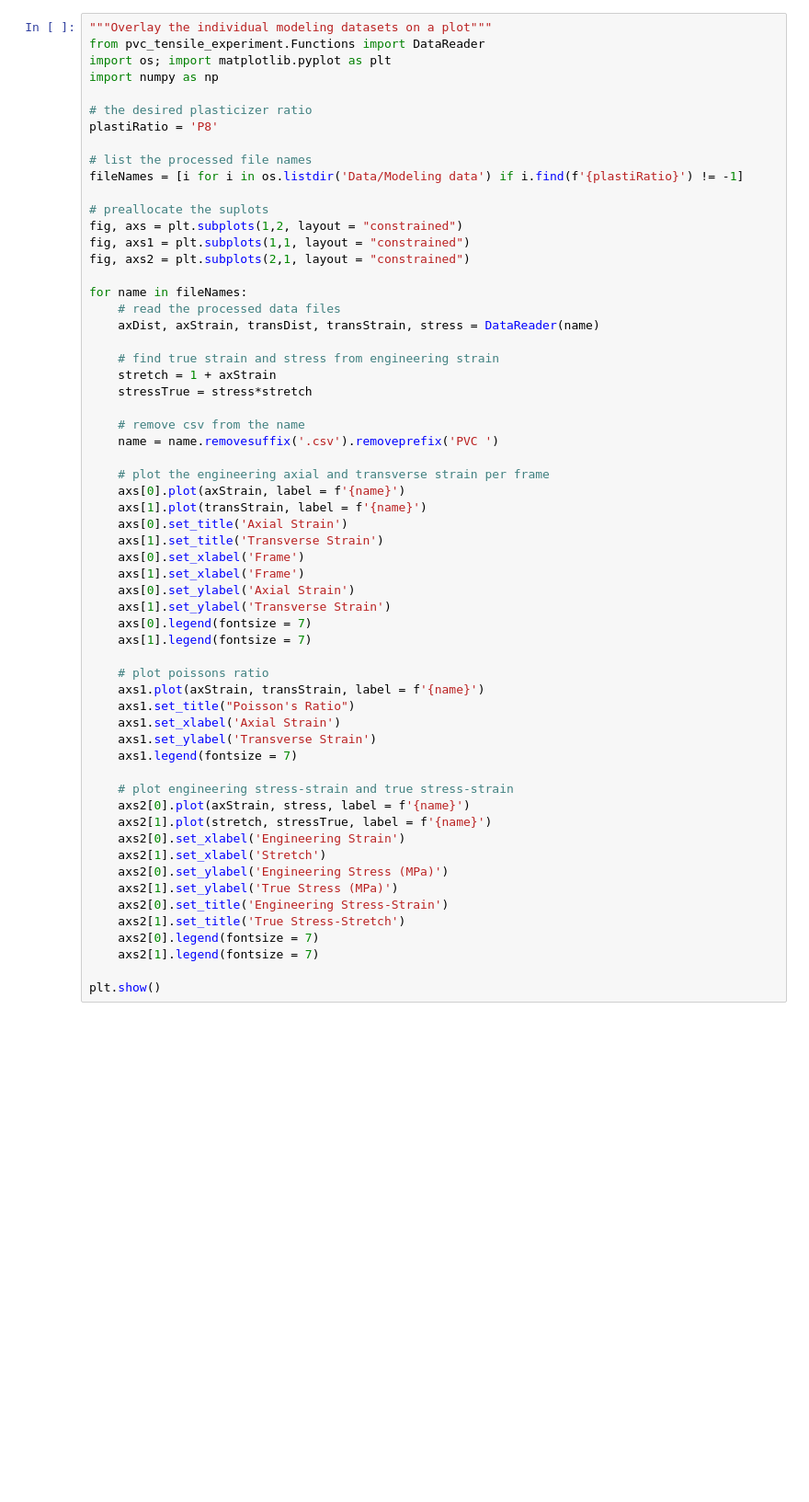
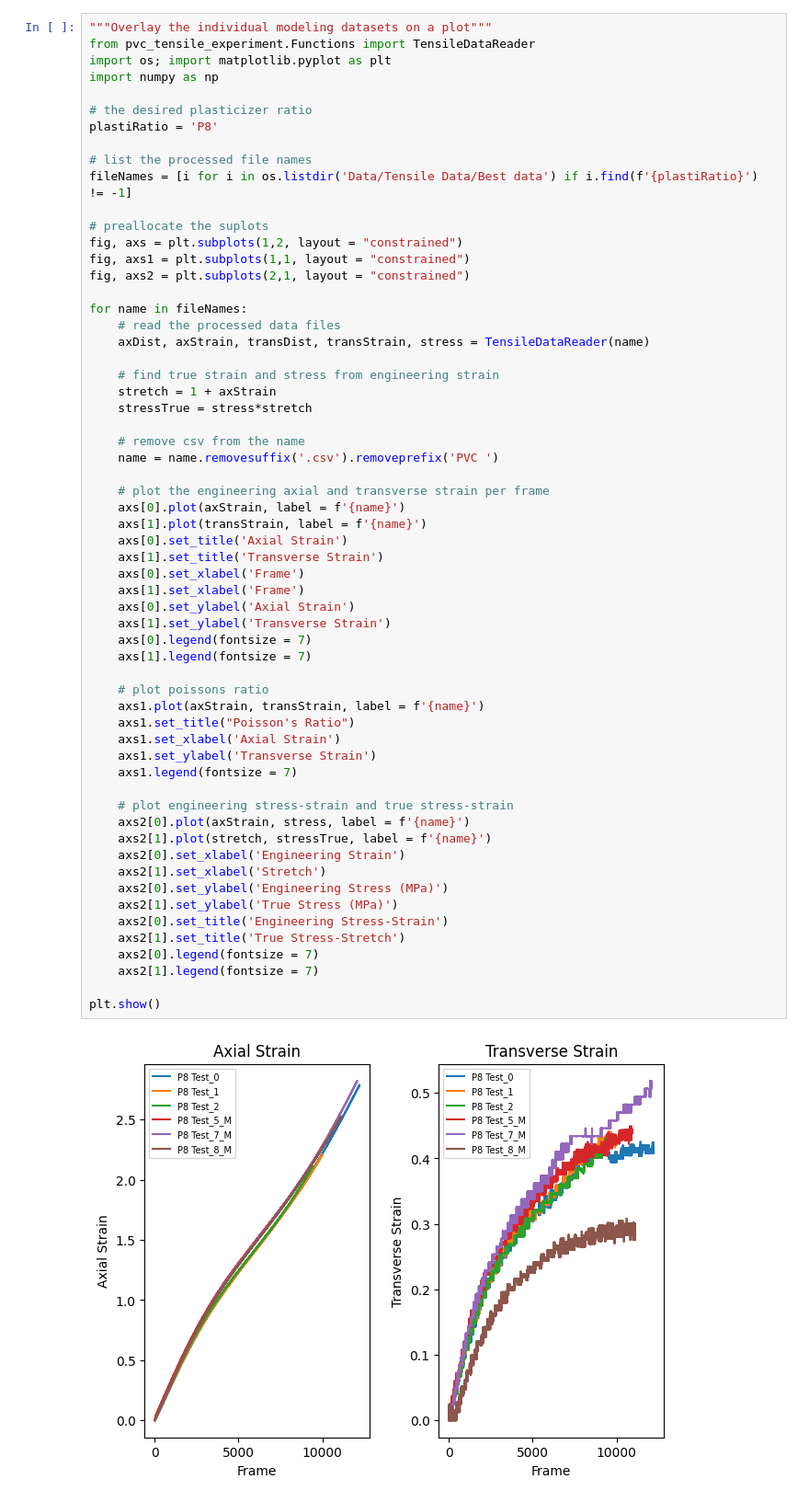
Before and after one commit to TheDuckenEngineer/PVC-Tensile-Experiment, a Jupyter notebook: Data Viewer.ipynb, the cells around one changed output. Shown at 92% size. Saved outputs shown, nothing was run; the diff lists cells and outputs as text; blank space fills up the shorter version.

Commit message:
updated the folders to distinguish the differences in the tensile test and viscoelastic tests

```diff
--- a/Data Viewer.ipynb
+++ b/Data Viewer.ipynb
@@ -1,6 +1,6 @@
 # %%
 """Overlay the individual modeling datasets on a plot"""
-from pvc_tensile_experiment.Functions import DataReader
+from pvc_tensile_experiment.Functions import TensileDataReader
 import os; import matplotlib.pyplot as plt
 import numpy as np
 
@@ -8,7 +8,7 @@ import numpy as np
 plastiRatio = 'P8'
 
 # list the processed file names
-fileNames = [i for i in os.listdir('Data/Modeling data') if i.find(f'{plastiRatio}') != -1]
+fileNames = [i for i in os.listdir('Data/Tensile Data/Best data') if i.find(f'{plastiRatio}') != -1]
 
 # preallocate the suplots
 fig, axs = plt.subplots(1,2, layout = "constrained")
@@ -17,7 +17,7 @@ fig, axs2 = plt.subplots(2,1, layout = "constrained")
 
 for name in fileNames:
     # read the processed data files
-    axDist, axStrain, transDist, transStrain, stress = DataReader(name)
+    axDist, axStrain, transDist, transStrain, stress = TensileDataReader(name)
 
     # find true strain and stress from engineering strain
     stretch = 1 + axStrain
@@ -31,30 +31,32 @@ for name in fileNames:
     axs[1].plot(transStrain, label = f'{name}')
     axs[0].set_title('Axial Strain')
     axs[1].set_title('Transverse Strain')
     axs[0].set_xlabel('Frame')
     axs[1].set_xlabel('Frame')
     axs[0].set_ylabel('Axial Strain')
     axs[1].set_ylabel('Transverse Strain')
     axs[0].legend(fontsize = 7)
     axs[1].legend(fontsize = 7)
 
     # plot poissons ratio
     axs1.plot(axStrain, transStrain, label = f'{name}')
     axs1.set_title("Poisson's Ratio")
     axs1.set_xlabel('Axial Strain')
     axs1.set_ylabel('Transverse Strain')
     axs1.legend(fontsize = 7)
 
     # plot engineering stress-strain and true stress-strain
     axs2[0].plot(axStrain, stress, label = f'{name}')
     axs2[1].plot(stretch, stressTrue, label = f'{name}')
     axs2[0].set_xlabel('Engineering Strain')
     axs2[1].set_xlabel('Stretch')
     axs2[0].set_ylabel('Engineering Stress (MPa)')
     axs2[1].set_ylabel('True Stress (MPa)')
     axs2[0].set_title('Engineering Stress-Strain')
     axs2[1].set_title('True Stress-Stretch')
     axs2[0].legend(fontsize = 7)
     axs2[1].legend(fontsize = 7)
 
 plt.show()
+# %% [output]
+[figure, added]
```
Also changed, not shown: parts of 3 cells of this notebook, 2 other files.
